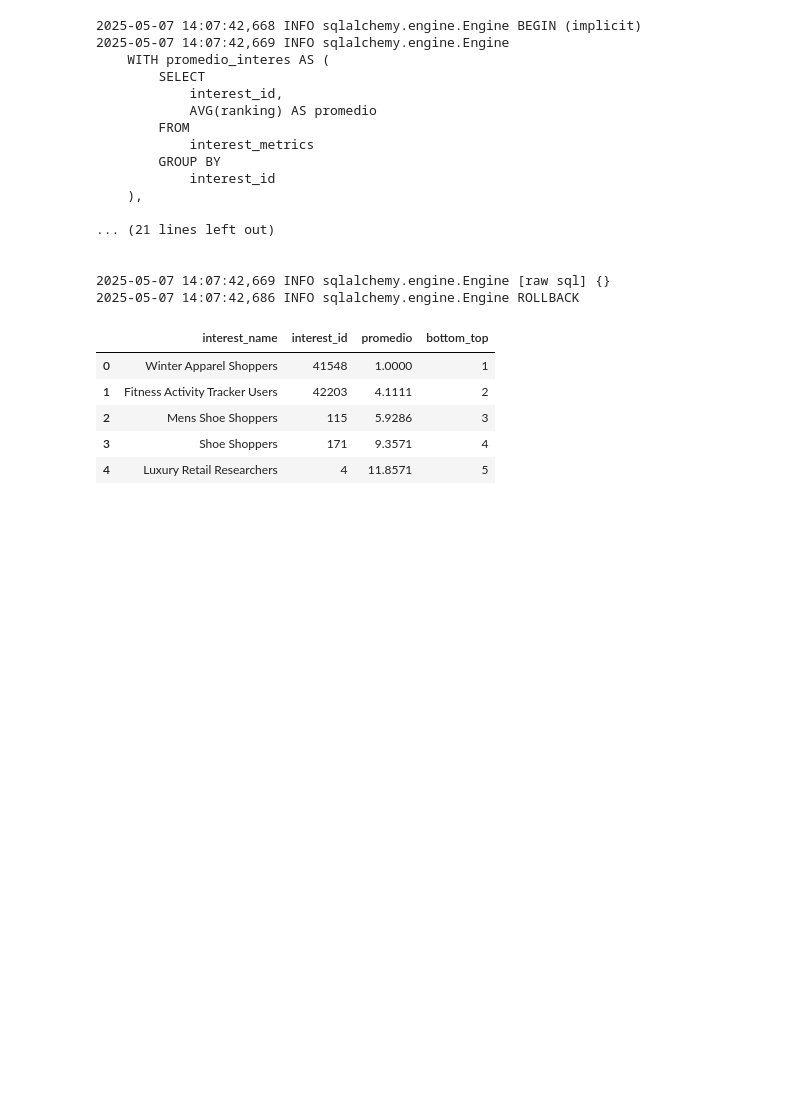
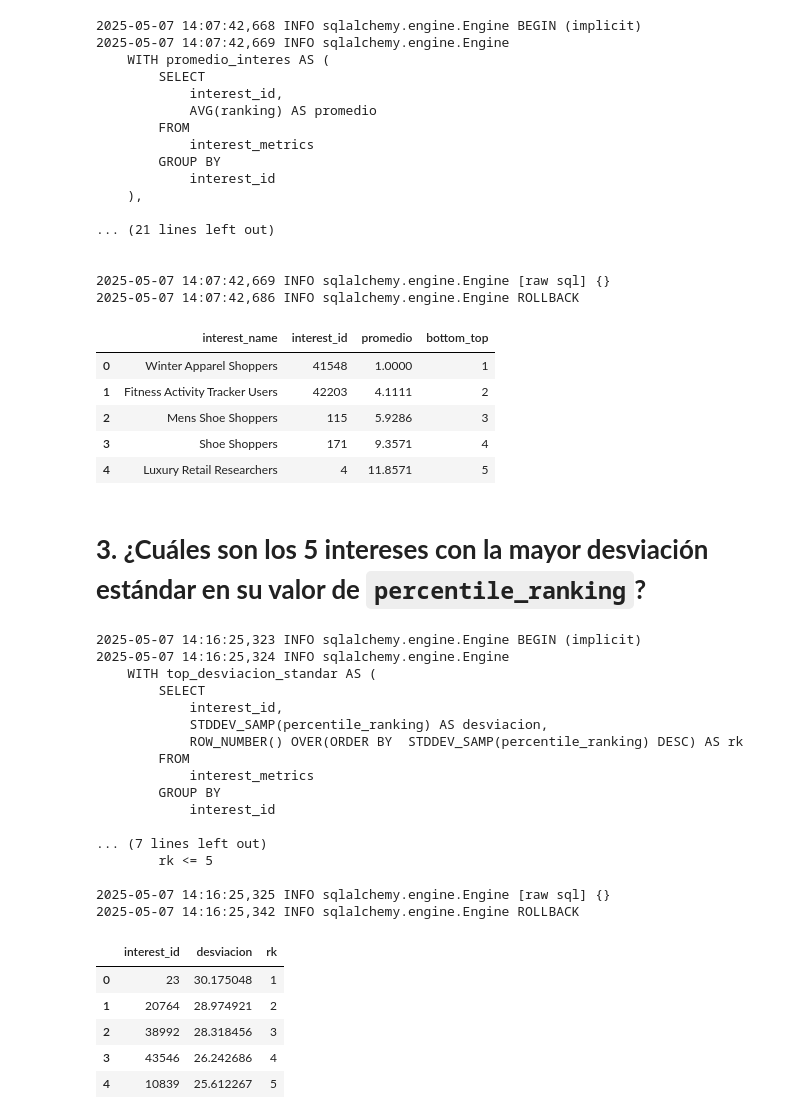
Before and after one commit to LLAES07/SQL_DESAFIO, a Jupyter notebook: Caso_8/Caso_8.ipynb, the cells around one changed output. Saved outputs shown, nothing was run; the diff lists cells and outputs as text; code cells hidden in the pictures; blank space fills up the shorter version.

```diff
--- a/Caso_8/Caso_8.ipynb
+++ b/Caso_8/Caso_8.ipynb
@@ -1238,3 +1245,56 @@ pd.read_sql_query(query, con=engine)
 | 2 | Mens Shoe Shoppers | 115 | 5.9286 | 3 |
 | 3 | Shoe Shoppers | 171 | 9.3571 | 4 |
 | 4 | Luxury Retail Researchers | 4 | 11.8571 | 5 |
+# %% [markdown]
+# **3. ¿Cuáles son los 5 intereses con la mayor desviación estándar en su valor de `percentile_ranking`?**
+# %%
+query = '''
+
+    -- Tabla que genera un ranking con las desviaciones estandar de mayor a menor desviación.
+
+    WITH top_desviacion_standar AS (
+        SELECT
+            interest_id,
+            STDDEV_SAMP(percentile_ranking) AS desviacion,
+            ROW_NUMBER() OVER(ORDER BY  STDDEV_SAMP(percentile_ranking) DESC) AS rk
+        FROM
+            interest_metrics
+        GROUP BY
+            interest_id
+
+    )
+
+    -- Filtrar por el top 5
+
+    SELECT
+        *
+    FROM
+        top_desviacion_standar
+    WHERE
+        rk <= 5
+'''
+pd.read_sql_query(query, con=engine)
+# %% [output]
+2025-05-07 14:16:25,323 INFO sqlalchemy.engine.Engine BEGIN (implicit)
+2025-05-07 14:16:25,324 INFO sqlalchemy.engine.Engine
+    WITH top_desviacion_standar AS (
+        SELECT
+            interest_id,
+            STDDEV_SAMP(percentile_ranking) AS desviacion,
+            ROW_NUMBER() OVER(ORDER BY  STDDEV_SAMP(percentile_ranking) DESC) AS rk
+        FROM
+            interest_metrics
+        GROUP BY
+            interest_id
+
+... (7 lines left out)
+        rk <= 5
+
+2025-05-07 14:16:25,325 INFO sqlalchemy.engine.Engine [raw sql] {}
+2025-05-07 14:16:25,342 INFO sqlalchemy.engine.Engine ROLLBACK
+|  | interest_id | desviacion | rk |
+| 0 | 23 | 30.175048 | 1 |
+| 1 | 20764 | 28.974921 | 2 |
+| 2 | 38992 | 28.318456 | 3 |
+| 3 | 43546 | 26.242686 | 4 |
+| 4 | 10839 | 25.612267 | 5 |
```
Also changed, not shown: parts of 1 cell of this notebook.
